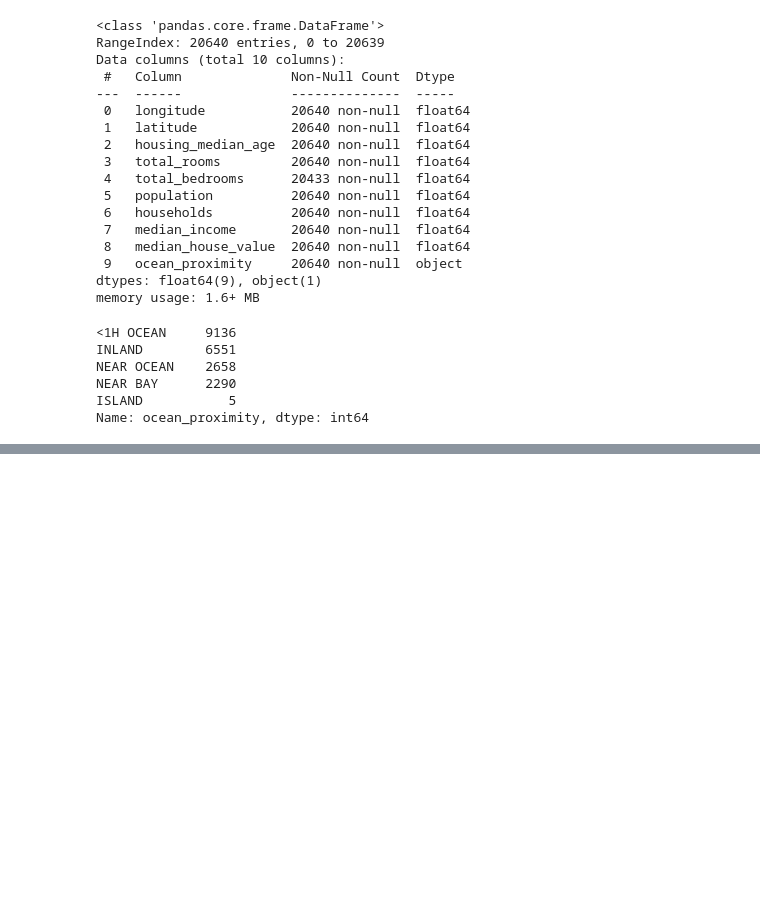
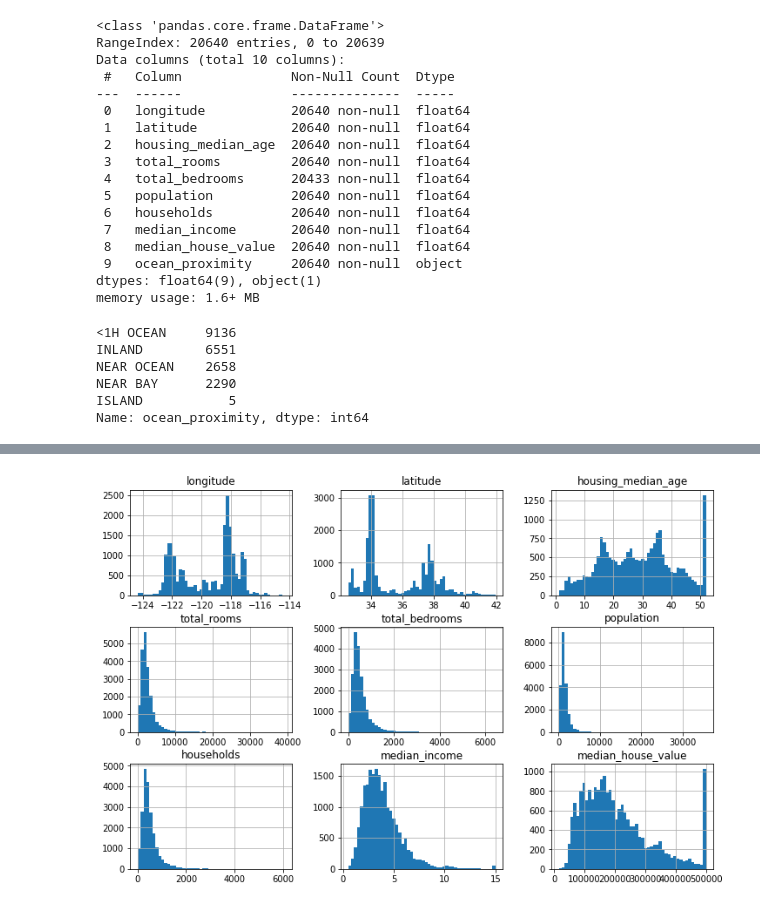
Before and after one commit to Vineet2102/House_Price_Prediction, a Jupyter notebook: house-price-prediction.ipynb, the cells around one changed output, grey strips where cells are left out. Drawn from its saved outputs; the diff is of its cells as text; code cells hidden in the pictures; blank space fills up the shorter version.

```diff
--- a/house-price-prediction.ipynb
+++ b/house-price-prediction.ipynb
@@ -83,3 +83,9 @@ housing.describe()
 | 50% | -118.490000 | 34.260000 | 29.000000 | 2127.000000 | 435.000000 | 1166.000000 | 409.000000 | ... |
 | 75% | -118.010000 | 37.710000 | 37.000000 | 3148.000000 | 647.000000 | 1725.000000 | 605.000000 | ... |
 | max | -114.310000 | 41.950000 | 52.000000 | 39320.000000 | 6445.000000 | 35682.000000 | 6082.000000 | ... |
+# %%
+import matplotlib.pyplot as plt
+housing.hist(bins=50, figsize=(12,8))
+plt.show()
+# %% [output]
+[figure, added]
```
Also changed, not shown: parts of 22 cells of this notebook.
